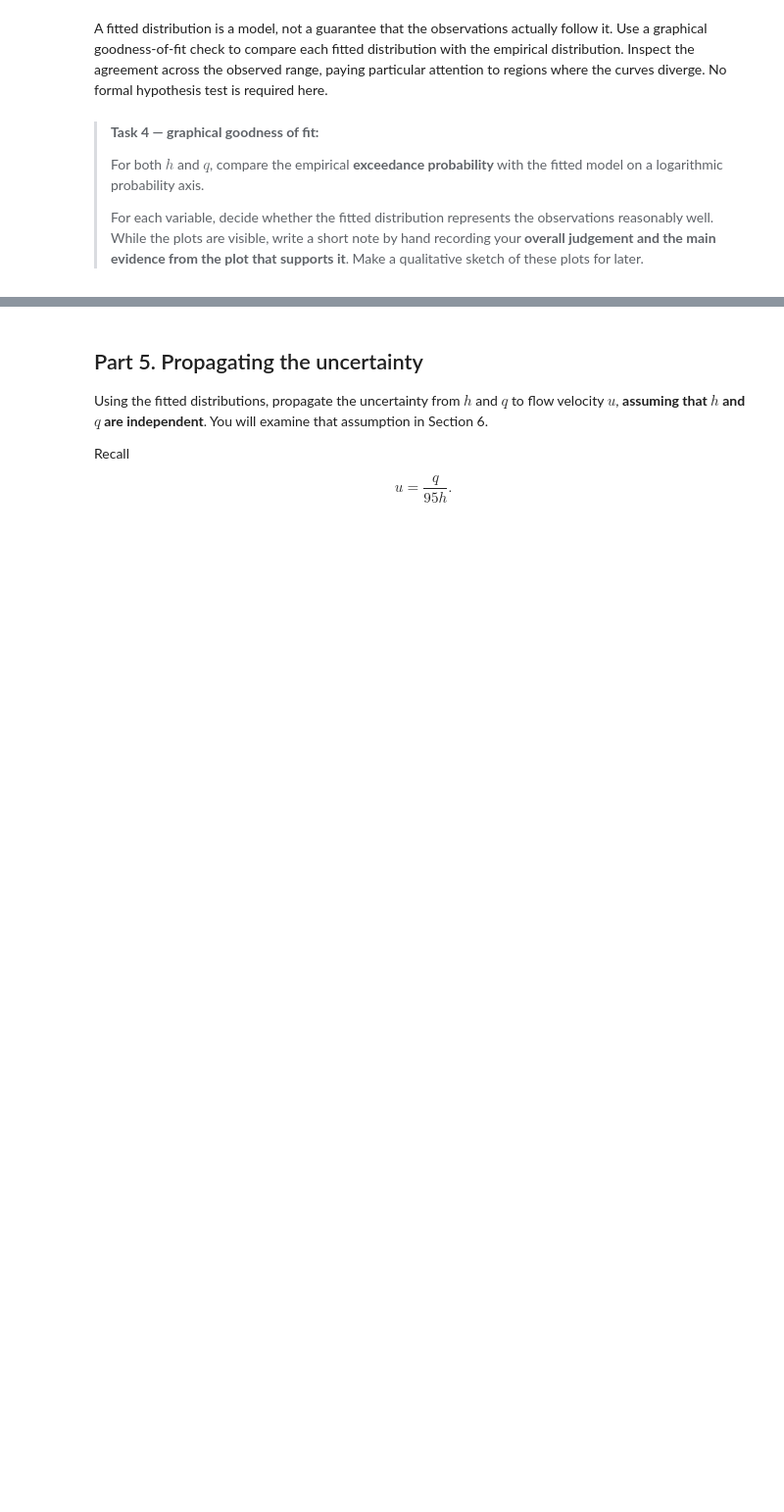
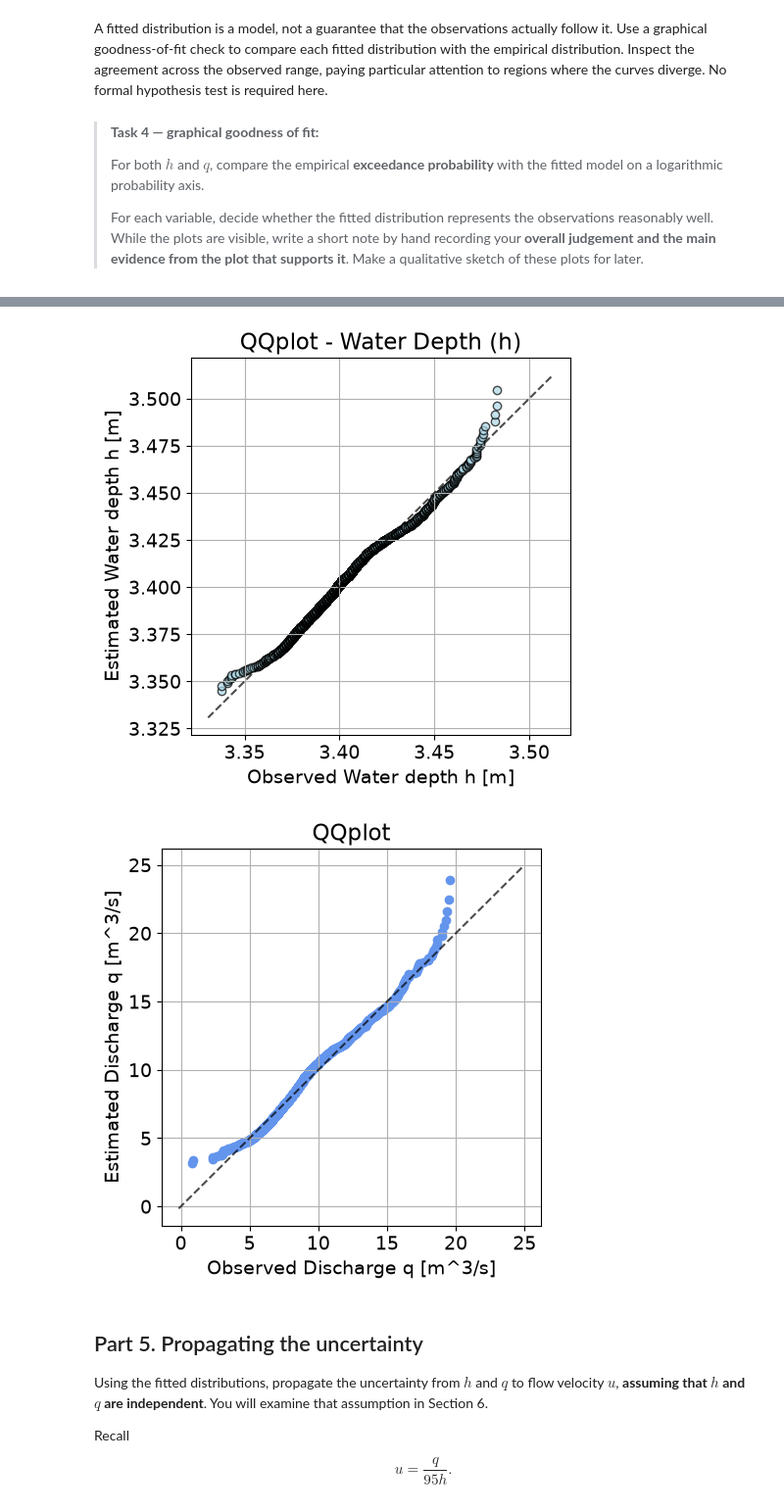
Before and after one commit to LorenzoBellunato/GA1.4, a Jupyter notebook: all_files_GA_1_4/GA_1.4.ipynb, the cells around one changed output, grey strips where cells are left out. Shown at 98% size. Cells and saved outputs as stored; diff of their text form; code cells hidden in the pictures; blank space fills up the shorter version.

```diff
--- a/all_files_GA_1_4/GA_1.4.ipynb
+++ b/all_files_GA_1_4/GA_1.4.ipynb
@@ -278,3 +357,45 @@ A fitted distribution is a model, not a guarantee that the observations actually
+# %%
+#Height h
+non_exceed_prob_h, sorted_values_h = ecdf(df_thames['h'])
+
+shape_h, loc_h, scale_h = params_h
+
+inverse_cdf_h = stats.lognorm.ppf(non_exceed_prob_h, s=shape_h, loc=loc_h, scale=scale_h)
+
+fig, axes = plt.subplots(1, 1, figsize=(5, 5))
+axes.scatter(sorted_values_h, inverse_cdf_h, color='lightblue', edgecolor='k', alpha=0.7)
+
+axes.set_xlabel('Observed Water depth h [m]')
+axes.set_ylabel('Estimated Water depth h [m]')
+axes.set_title('QQplot - Water Depth (h)')
+
+xlims = axes.get_xlim(); ylims = axes.get_ylim()
+lo, hi = min(xlims[0], ylims[0]), max(xlims[1], ylims[1])
+axes.plot([lo, hi], [lo, hi], 'k--', alpha=0.7)
+axes.grid(True)
+
+plt.show()
+
+
+
+#Discharge q
+inverse_cdf_q = stats.gumbel_r.ppf(non_exceedance_probabilities, loc_q, scale_q)
+
+fig, axes = plt.subplots(1, 1, figsize=(5, 5))
+axes.scatter(sorted_values, inverse_cdf_q, color='cornflowerblue')
+axes.set_xlabel('Observed Discharge q [m^3/s]')
+axes.set_ylabel('Estimated Discharge q [m^3/s]')
+axes.set_title('QQplot')
+
+xlims = axes.get_xlim(); ylims = axes.get_ylim()
+lo, hi = min(xlims[0], ylims[0]), max(xlims[1], ylims[1])
+axes.plot([lo, hi], [lo, hi], 'k--', alpha=0.7)  # Linea tratteggiata nera
+axes.grid(True)
+
+plt.show()
+# %% [output]
+[figure, added]
+[figure, added]
 # %% [markdown]
 ## Part 5. Propagating the uncertainty
 
```
Also changed, not shown: parts of 4 cells of this notebook.
